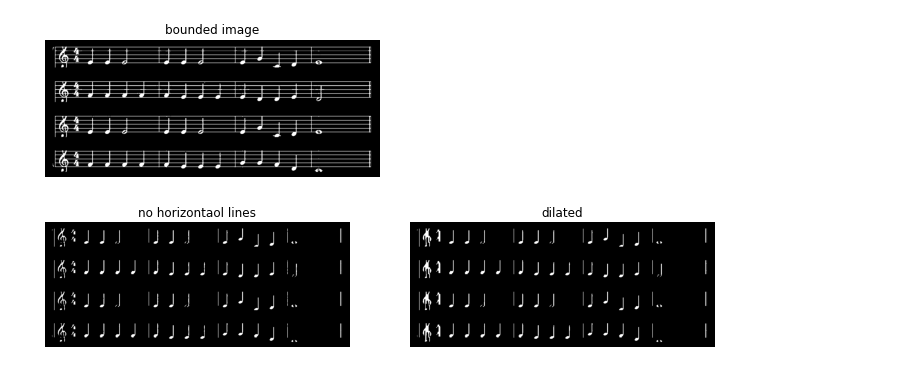
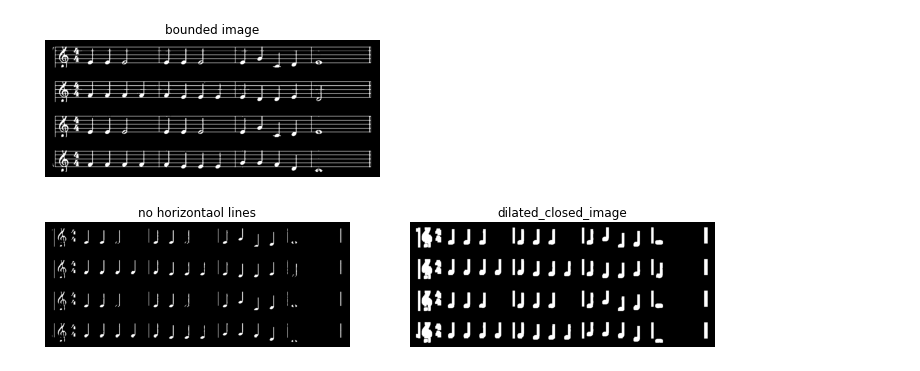
Before and after one commit to marait123/music-notes-reader, a Jupyter notebook: part1.ipynb, the cells around one changed output. Drawn from its saved outputs; the diff is of its cells as text; code cells hidden in the pictures.

```diff
--- a/part1.ipynb
+++ b/part1.ipynb
@@ -105,15 +103,15 @@ show_images([bounded_image],['bounded image'])
 # %%
 # let's remove thin horizontal lines
 rows=5
 cols=1
 selem = rect(rows,cols)
 no_horiz_line_image = binary_erosion(bounded_image,selem=selem)
 
-rows=20
-cols=3
+rows=10
+cols=10
 selem = rect(rows,cols)
-closed_image_2 = binary_closing(no_horiz_line_image,selem=selem)
+dilated_closed_image = binary_dilation(binary_closing(no_horiz_line_image,selem=selem),selem=selem)
 
-show_images([no_horiz_line_image,closed_image_2],['no horizontaol lines','dilated'])
+show_images([no_horiz_line_image,dilated_closed_image],['no horizontaol lines','dilated_closed_image'])
 # %% [output]
-[figure, old version]
+[figure, new version]
```
Also changed, not shown: parts of 2 cells of this notebook.
